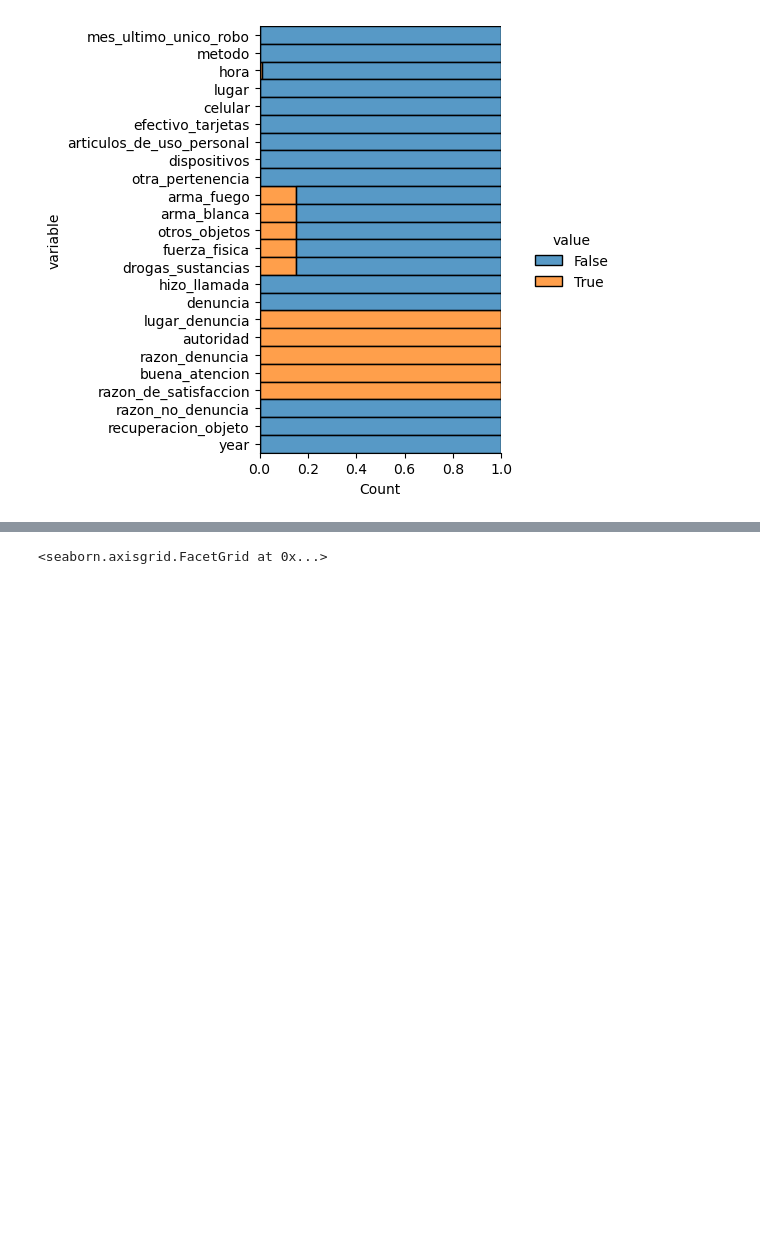
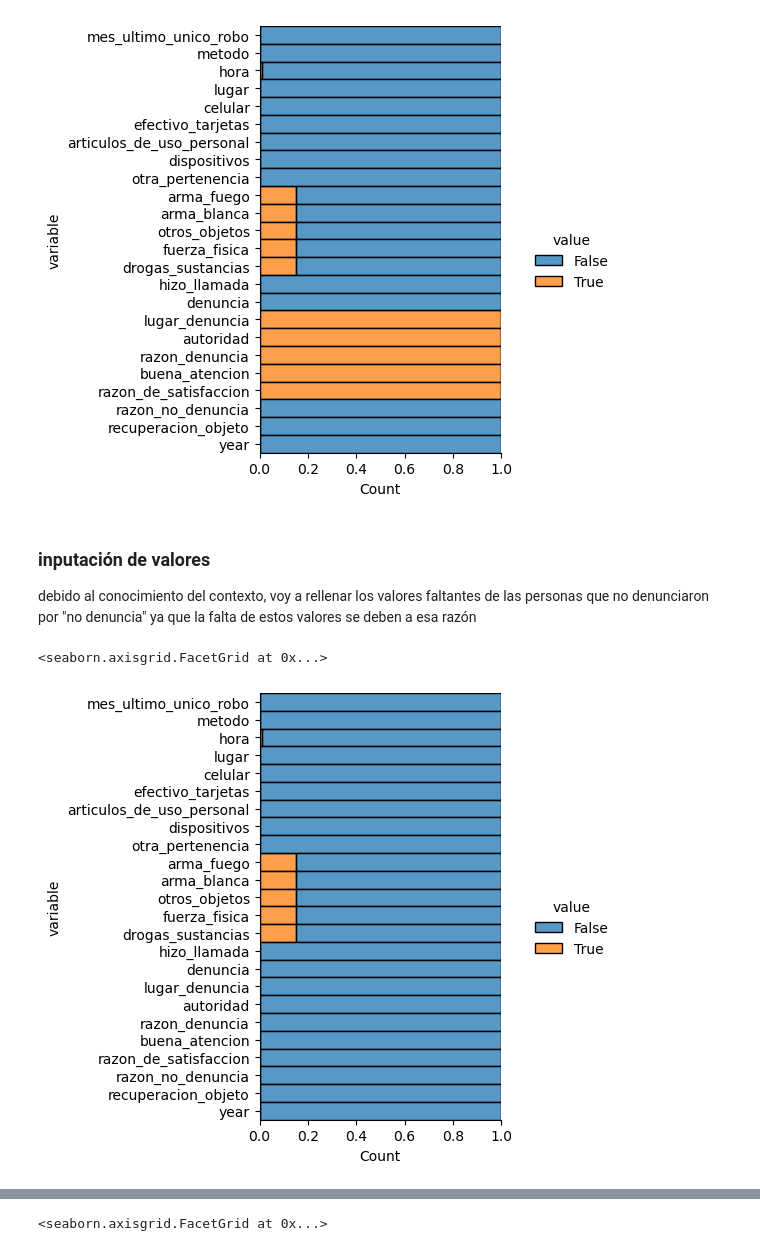
Before and after one commit to giraljv/hurtos_colombia, a Jupyter notebook: notebooks/0-1_nulls.ipynb, the cells around one changed output, grey strips where cells are left out. Saved outputs shown, nothing was run; the diff lists cells and outputs as text; code cells hidden in the pictures; blank space fills up the shorter version.

```diff
--- a/notebooks/0-1_nulls.ipynb
+++ b/notebooks/0-1_nulls.ipynb
@@ -132,3 +108,8 @@ df_no_denuncia.ms_tools.vis_proportion()
 # %% [output]
 <seaborn.axisgrid.FacetGrid at 0x...>
 [figure]
+# %% [markdown]
+### inputación de valores
+debido al conocimiento del contexto, voy a rellenar los valores faltantes
+de las personas que no denunciaron por "no denuncia" ya que la falta de estos valores
+se deben a esa razón
@@ -134,0 +126,5 @@ df_no_denuncia.ms_tools.vis_proportion()
+# %%
+df_no_denuncia.ms_tools.vis_proportion()
+# %% [output]
+<seaborn.axisgrid.FacetGrid at 0x...>
+[figure, added]
```
Also changed, not shown: parts of 33 cells of this notebook.
